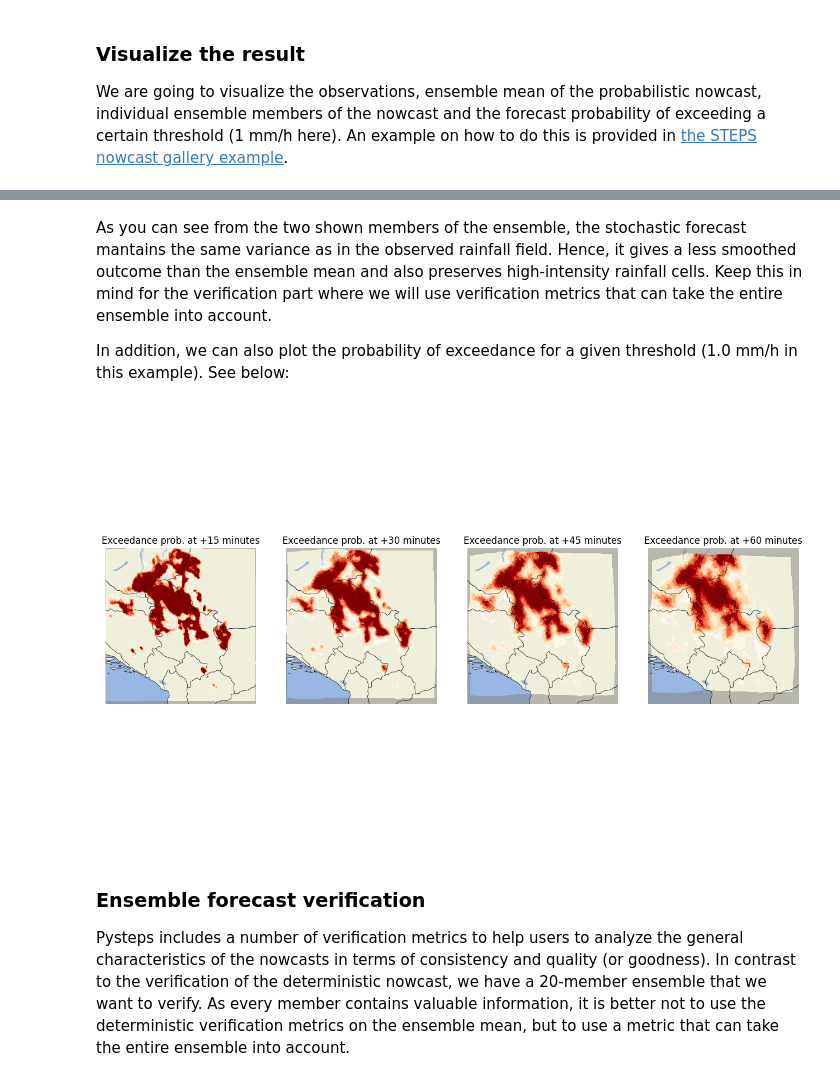
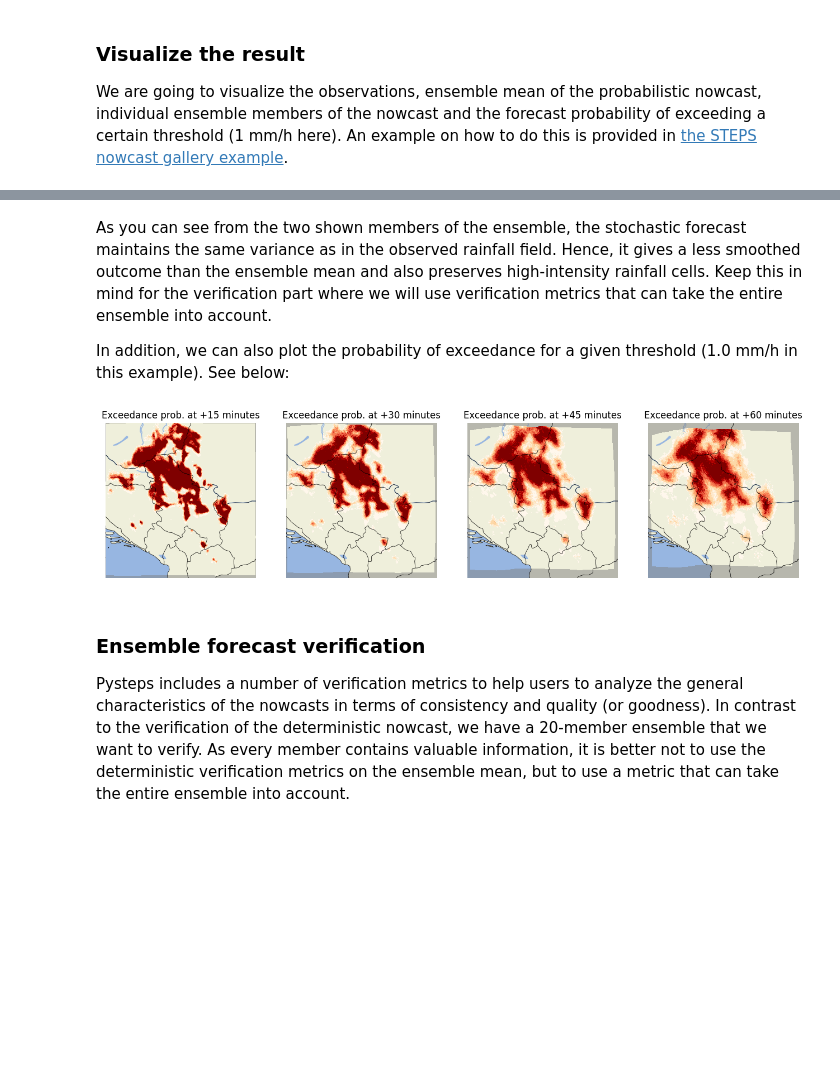
Before and after one commit to pySTEPS/ERAD-nowcasting-course-2026, a Jupyter notebook: notebooks/solutions/block_04_probabilistic_nowcasts.ipynb, the cells around one changed output, grey strips where cells are left out. Cells and saved outputs as stored; diff of their text form; code cells hidden in the pictures; blank space fills up the shorter version.

```diff
--- a/notebooks/solutions/block_04_probabilistic_nowcasts.ipynb
+++ b/notebooks/solutions/block_04_probabilistic_nowcasts.ipynb
@@ -175,28 +175,28 @@ plt.show()
 # %% [markdown]
-As you can see from the two shown members of the ensemble, the stochastic forecast mantains the same variance as in the observed rainfall field. Hence, it gives a less smoothed outcome than the ensemble mean and also preserves high-intensity rainfall cells. Keep this in mind for the verification part where we will use verification metrics that can take the entire ensemble into account.
+As you can see from the two shown members of the ensemble, the stochastic forecast maintains the same variance as in the observed rainfall field. Hence, it gives a less smoothed outcome than the ensemble mean and also preserves high-intensity rainfall cells. Keep this in mind for the verification part where we will use verification metrics that can take the entire ensemble into account.
 
 In addition, we can also plot the probability of exceedance for a given threshold (1.0 mm/h in this example). See below:
 # %%
 # Then plot the probability of exceeding 1 mm/h
 
-plt.figure(figsize=(16, 10))
+plt.figure(figsize=(16, 4))
 for i, j in enumerate(range(2, 13, 3)):
   # Compute exceedence probabilities for a 1.0 mm/h threshold
   P = excprob(precip_forecast[:, j, :, :], 1.0)
   plt.subplot(1, 4, 1 + i).set_axis_off()
   plot_precip_field(
       P,
       geodata=metadata,
       ptype="prob",
       units="mm/h",
       probthr=0.5,
       colorbar=False,
       )
   plt.title(f"Exceedance prob. at +{(j + 1) * 5} minutes")
 
 plt.show()
 # %% [output]
-[figure, old version]
+[figure, new version]
 # %% [markdown]
 ### Ensemble forecast verification
 Pysteps includes a number of verification metrics to help users to analyze the general characteristics of the nowcasts in terms of consistency and quality (or goodness). In contrast to the verification of the deterministic nowcast, we have a 20-member ensemble that we want to verify. As every member contains valuable information, it is better not to use the deterministic verification metrics on the ensemble mean, but to use a metric that can take the entire ensemble into account.
```
Also changed, not shown: parts of 5 cells of this notebook, 1 other file.
